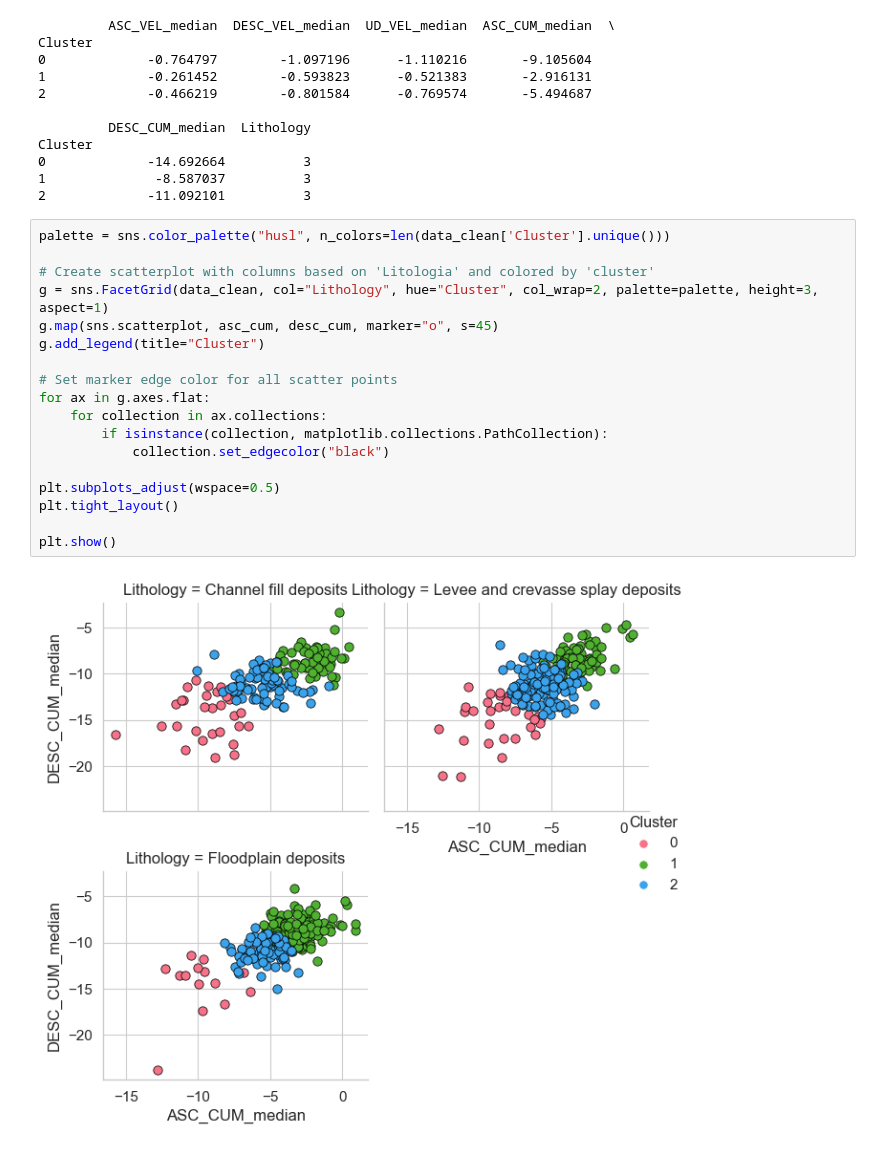
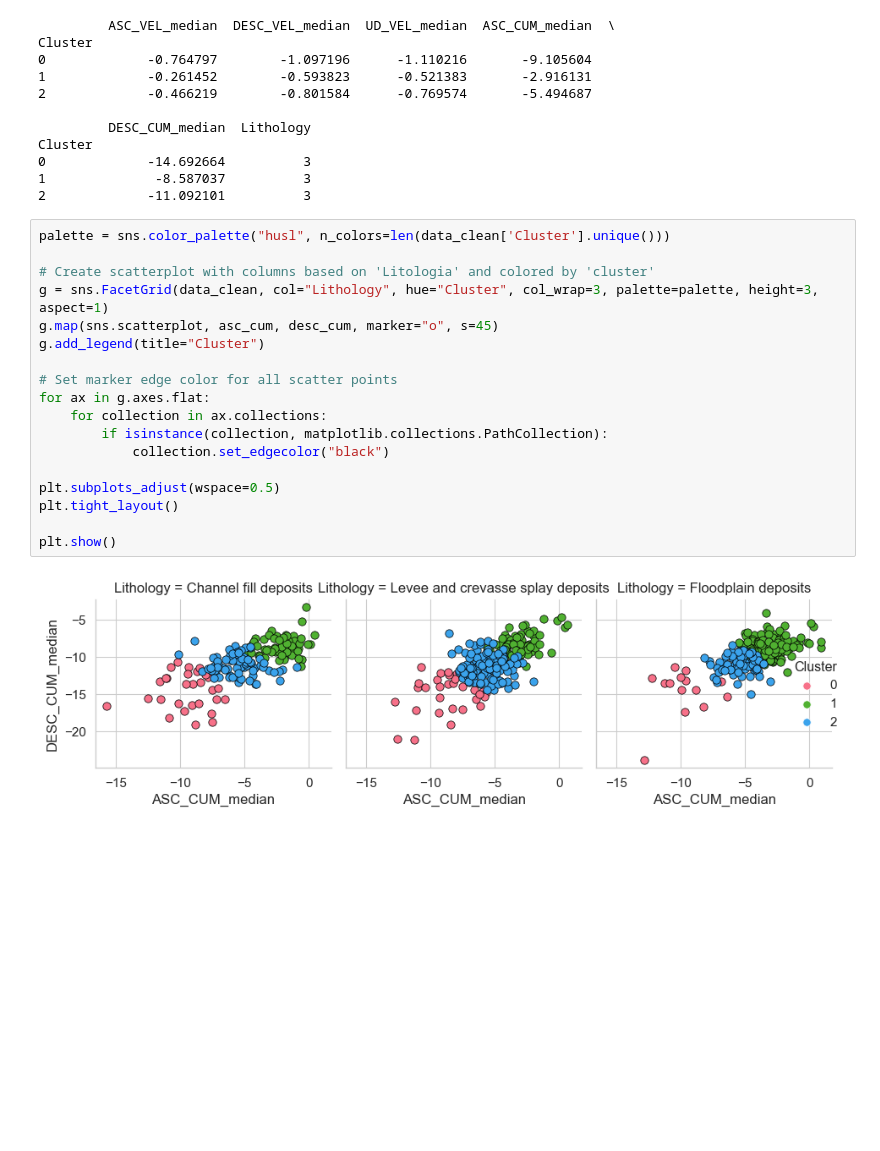
Before and after one commit to gmastrantoni/Geo-Clustering-Building-Displacements, a Jupyter notebook: Ferrara/ML_Clustering_FE.ipynb, the cells around one changed output. Drawn from its saved outputs; the diff is of its cells as text; blank space fills up the shorter version.

Commit message:
cluster analysis

```diff
--- a/Ferrara/ML_Clustering_FE.ipynb
+++ b/Ferrara/ML_Clustering_FE.ipynb
@@ -309,20 +309,20 @@ Cluster
 # %%
 palette = sns.color_palette("husl", n_colors=len(data_clean['Cluster'].unique()))
 
 # Create scatterplot with columns based on 'Litologia' and colored by 'cluster'
-g = sns.FacetGrid(data_clean, col="Lithology", hue="Cluster", col_wrap=2, palette=palette, height=3, aspect=1)
+g = sns.FacetGrid(data_clean, col="Lithology", hue="Cluster", col_wrap=3, palette=palette, height=3, aspect=1)
 g.map(sns.scatterplot, asc_cum, desc_cum, marker="o", s=45)
 g.add_legend(title="Cluster")
 
 # Set marker edge color for all scatter points
 for ax in g.axes.flat:
     for collection in ax.collections:
         if isinstance(collection, matplotlib.collections.PathCollection):
             collection.set_edgecolor("black")
 
 plt.subplots_adjust(wspace=0.5)
 plt.tight_layout()
 
 plt.show()
 # %% [output]
-[figure, old version]
+[figure, new version]
```
Also changed, not shown: parts of 5 cells of this notebook.
